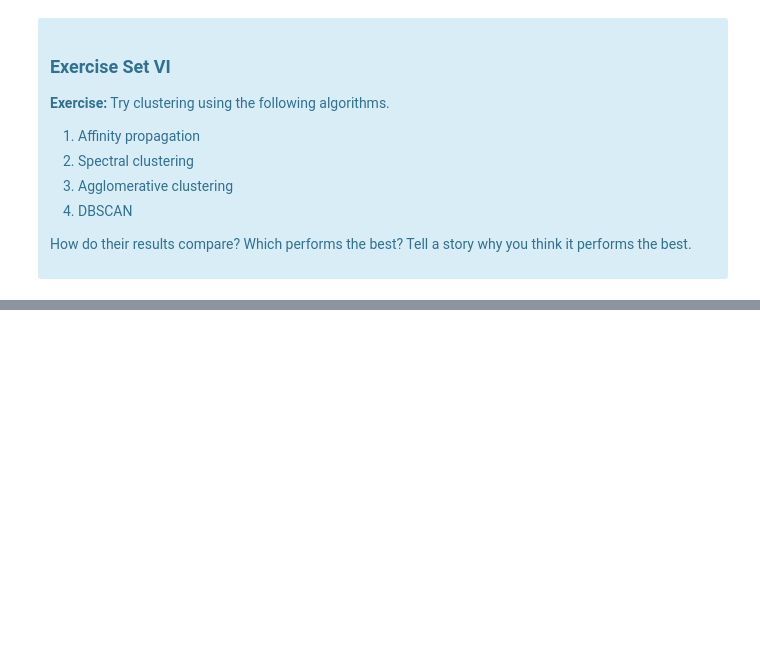
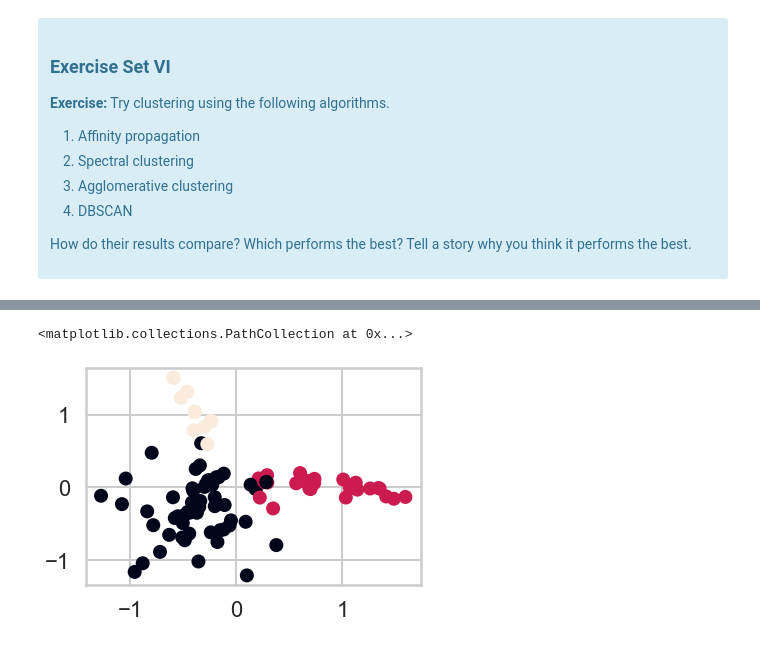
Before and after one commit to ashleyg16/Springboard, a Jupyter notebook: Clustering_Case_Study_updated_10_15_2020/Clustering Case Study - Customer Segmentation with K-Means - Tier 3.ipynb, the cells around one changed output, grey strips where cells are left out. Cells and saved outputs as stored; diff of their text form; code cells hidden in the pictures; blank space fills up the shorter version.

```diff
--- a/Clustering_Case_Study_updated_10_15_2020/Clustering Case Study - Customer Segmentation with K-Means - Tier 3.ipynb
+++ b/Clustering_Case_Study_updated_10_15_2020/Clustering Case Study - Customer Segmentation with K-Means - Tier 3.ipynb
@@ -515,0 +541,13 @@ Source: http://scikit-learn.org/stable/modules/clustering.html
+# %%
+#Now Spectral Clustering
+from sklearn.cluster import SpectralClustering
+
+sc = SpectralClustering(n_clusters = 3, assign_labels = 'kmeans', random_state = 42)
+sc.fit_predict(x_cols)
+labels_sc = sc.labels_
+# %%
+#going to use PCA to visualize the 3 clusters
+plt.scatter(pc1, pc2, c = labels_sc)
+# %% [output]
+<matplotlib.collections.PathCollection at 0x...>
+[figure, added]
```
Also changed, not shown: parts of 14 cells of this notebook.
